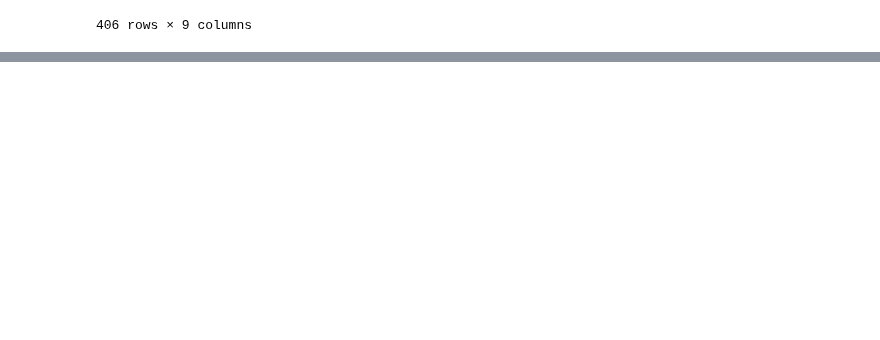
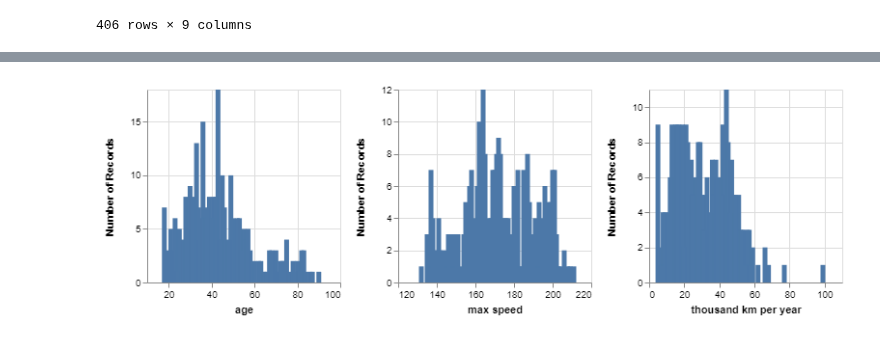
Before and after one commit to DJCordhose/ai, a Jupyter notebook: notebooks/altair-sandbox/sandbox.ipynb, the cells around one changed output, grey strips where cells are left out. Cells and saved outputs as stored; diff of their text form; code cells hidden in the pictures; blank space fills up the shorter version.

```diff
--- a/notebooks/altair-sandbox/sandbox.ipynb
+++ b/notebooks/altair-sandbox/sandbox.ipynb
@@ -44,0 +100,31 @@ alt.Chart(cars).mark_point().encode(
+# %%
+# https://beta.observablehq.com/@djcordhose/vega-lite
+# https://altair-viz.github.io/user_guide/selections.html
+# https://altair-viz.github.io/gallery/interactive_layered_crossfilter.html
+
+brush = alt.selection_interval(encodings=['x'], resolve='intersect')
+
+age = alt.Chart(customers).mark_bar().encode(
+        x='age',
+#         x=alt.X('age', bin=True),
+        y='count()',
+#         color=alt.condition(brush, alt.value('green'), alt.value('lightgray'))
+#         color=alt.condition(brush, 'count()', alt.value('lightgray'))
+).transform_filter(brush).properties(
+    selection=brush
+)
+speed = alt.Chart(customers).mark_bar().encode(
+        x='max speed',
+        y='count()',
+#         color=alt.condition(brush, 'count()', alt.value('lightgray'))
+).properties(
+    selection=brush
+)
+distance = alt.Chart(customers).mark_bar().encode(
+        x='thousand km per year',
+        y='count()',
+#         color=alt.condition(brush, 'count()', alt.value('lightgray'))
+).add_selection(brush)
+
+age.properties(width=200, height=200) | speed.properties(width=200, height=200) | distance.properties(width=200, height=200)
+# %% [output]
@@ -44,0 +132 @@ alt.Chart(cars).mark_point().encode(
+[figure, added]
```
Also changed, not shown: parts of 5 cells of this notebook, 1 other file.
